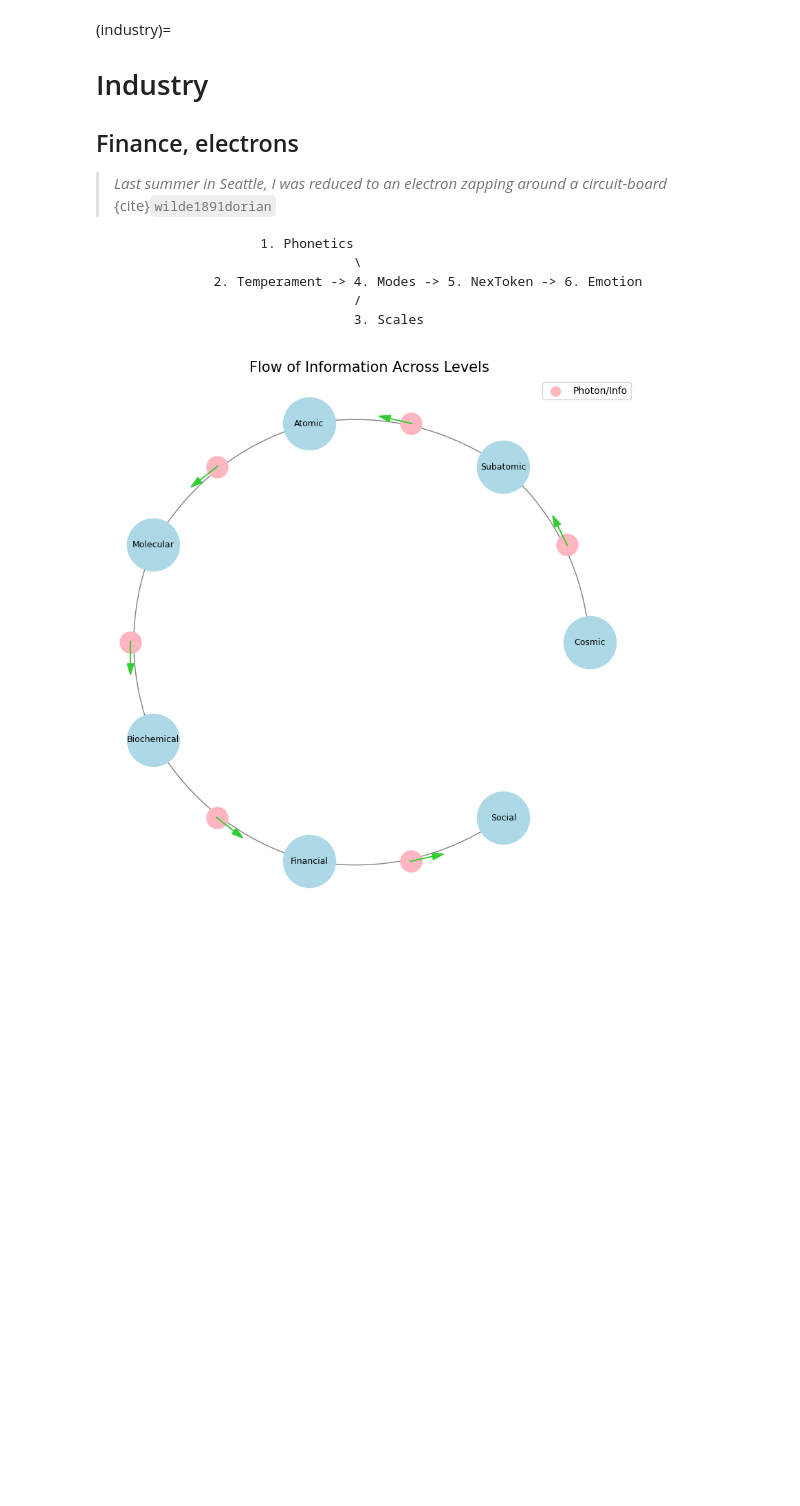
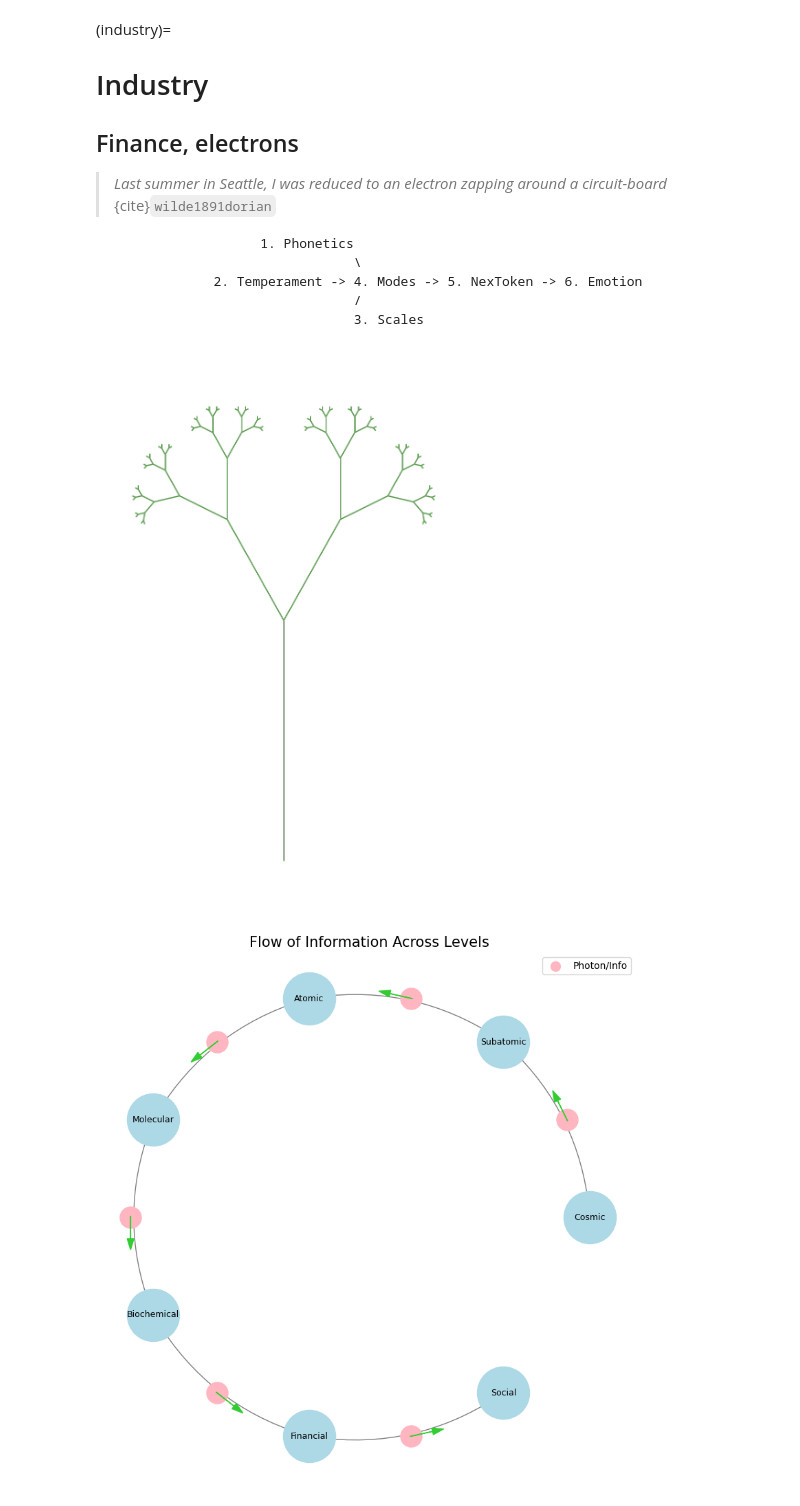
Before and after one commit to abikesa/music, a Jupyter notebook: kitabo/ensi/_build/jupyter_execute/dancing/industry.ipynb, the cells around one changed output. Cells and saved outputs as stored; diff of their text form; code cells hidden in the pictures; blank space fills up the shorter version.

Commit message:
officially in love with fractals

```diff
--- a/kitabo/ensi/_build/jupyter_execute/dancing/industry.ipynb
+++ b/kitabo/ensi/_build/jupyter_execute/dancing/industry.ipynb
@@ -10,6 +10,58 @@
                  2. Temperament -> 4. Modes -> 5. NexToken -> 6. Emotion
                                    /
                                    3. Scales
+# %%
+import networkx as nx
+import matplotlib.pyplot as plt
+
+def add_fern_edges(G, start, depth, angle, scale):
+    if depth == 0:
+        return
+
+    end = (start[0] + scale * angle[0], start[1] + scale * angle[1])
+
+    G.add_edge(start, end)
+
+    new_angle1 = (angle[0] * 0.6 - angle[1] * 0.4, angle[0] * 0.4 + angle[1] * 0.6)
+    new_angle2 = (angle[0] * 0.6 + angle[1] * 0.4, -angle[0] * 0.4 + angle[1] * 0.6)
+
+    add_fern_edges(G, end, depth - 1, new_angle1, scale * 0.7)
+    add_fern_edges(G, end, depth - 1, new_angle2, scale * 0.7)
+
+def create_fern_graph(depth, scale=1):
+    G = nx.Graph()
+    start = (0, 0)
+    angle = (0, 1)
+
+    add_fern_edges(G, start, depth, angle, scale)
+
+    return G
+
+# Generate the fern graph
+fern_depth = 7  # Adjust depth for more or fewer branches
+fern_graph = create_fern_graph(fern_depth)
+
+# Define colors
+leaf_color = '#5F9E54'  # A green between lime and cabbage
+stem_color = '#3B6631'  # A darker green for the stem
+
+# Visualize the fern
+plt.figure(figsize=(8, 12))
+
+# Draw edges with different colors
+edges = fern_graph.edges()
+colors = [stem_color if i == 0 else leaf_color for i, (u, v) in enumerate(edges)]
+
+pos = {node: node for node in fern_graph.nodes()}
+nx.draw(fern_graph, pos, with_labels=False, node_size=0, edge_color=colors, width=2)
+
+plt.axis('off')
+
+# Save the image
+# plt.savefig("/Users/apollo/Documents/rhythm/music/kitabo/ensi/figures/fern_fractal.png", dpi=300, bbox_inches='tight')
+plt.show()
+# %% [output]
+[figure, added]
 # %%
 import networkx as nx
 import matplotlib.pyplot as plt
```
Also changed, not shown: 7 other files.
